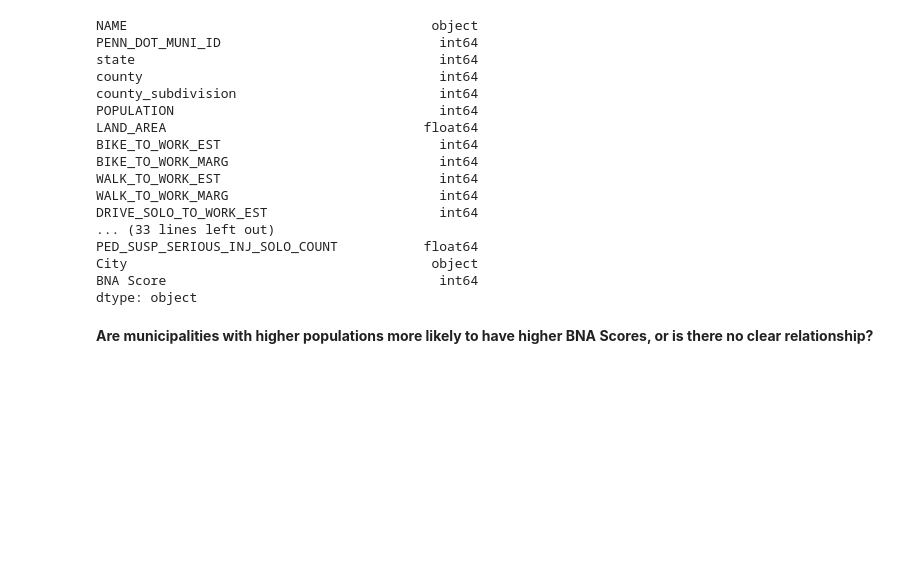
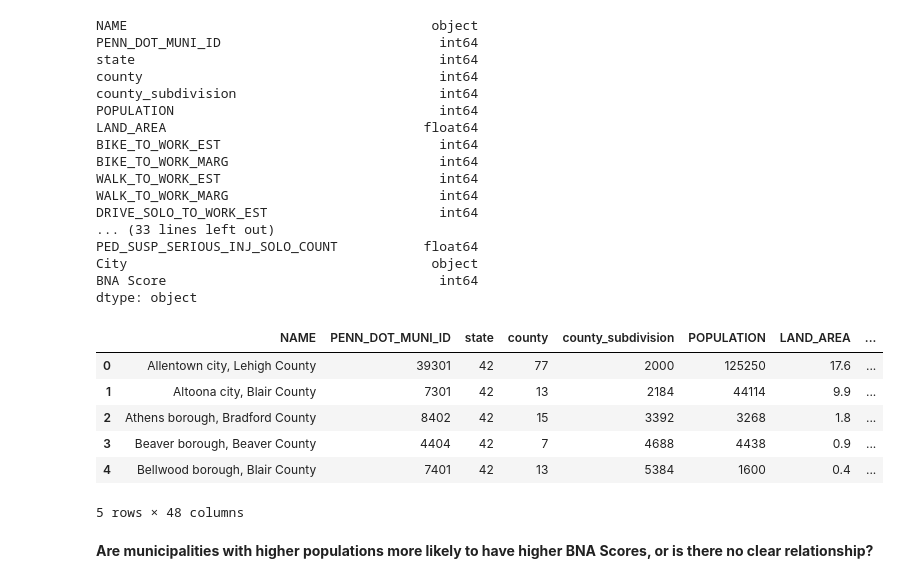
Before and after one commit to margaret613/Carlisle_Borough_Transportation_Study, a Jupyter notebook: generate_plot.ipynb, the cells around one changed output. Saved outputs shown, nothing was run; the diff lists cells and outputs as text; code cells hidden in the pictures; blank space fills up the shorter version.

```diff
--- a/generate_plot.ipynb
+++ b/generate_plot.ipynb
@@ -44,6 +44,17 @@ PED_SUSP_SERIOUS_INJ_SOLO_COUNT           float64
 City                                       object
 BNA Score                                   int64
 dtype: object
+# %%
+# View the dataframe
+df_pa_crash.head()
+# %% [output]
+|  | NAME | PENN_DOT_MUNI_ID | state | county | county_subdivision | POPULATION | LAND_AREA | ... |
+| 0 | Allentown city, Lehigh County | 39301 | 42 | 77 | 2000 | 125250 | 17.6 | ... |
+| 1 | Altoona city, Blair County | 7301 | 42 | 13 | 2184 | 44114 | 9.9 | ... |
+| 2 | Athens borough, Bradford County | 8402 | 42 | 15 | 3392 | 3268 | 1.8 | ... |
+| 3 | Beaver borough, Beaver County | 4404 | 42 | 7 | 4688 | 4438 | 0.9 | ... |
+| 4 | Bellwood borough, Blair County | 7401 | 42 | 13 | 5384 | 1600 | 0.4 | ... |
+5 rows × 48 columns
 # %% [markdown]
 **Are municipalities with higher populations more likely to have higher BNA Scores, or is there no clear relationship?**
 # %%
```
Also changed, not shown: parts of 1 cell of this notebook, 1 other file.
